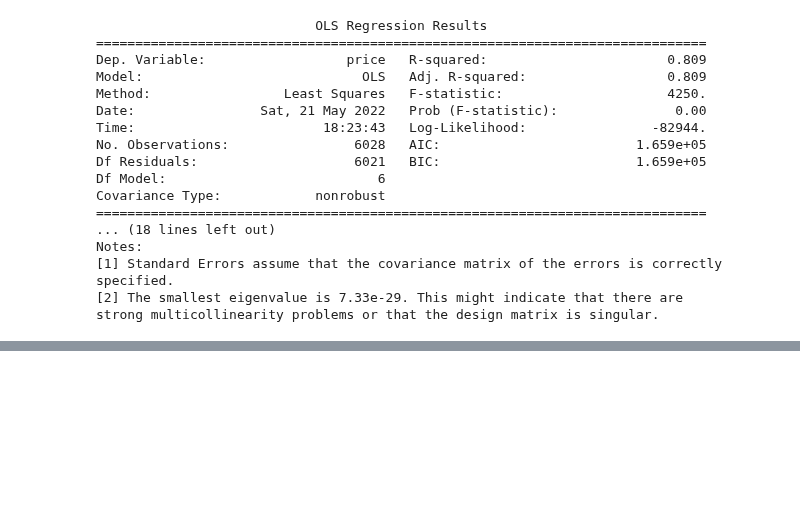
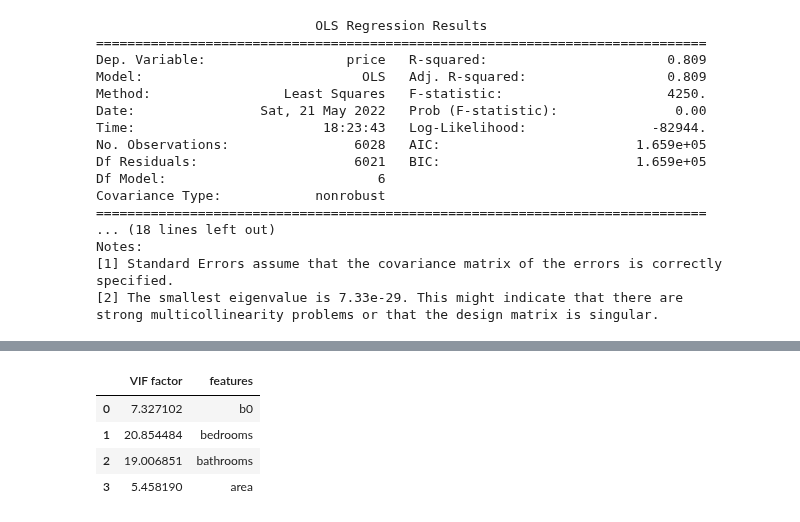
Before and after one commit to vpontello/DataScience_Nanodegree, a Jupyter notebook: 00_Extracurricular/02_Practical_Statistics/practical_statistics.ipynb, the cells around one changed output, grey strips where cells are left out. Saved outputs shown, nothing was run; the diff lists cells and outputs as text; code cells hidden in the pictures; blank space fills up the shorter version.

```diff
--- a/00_Extracurricular/02_Practical_Statistics/practical_statistics.ipynb
+++ b/00_Extracurricular/02_Practical_Statistics/practical_statistics.ipynb
@@ -2685,0 +2773,5 @@ strong multicollinearity problems or that the design matrix is singular.
+# %%
+df['b0'] = 1
+lin_model = sm.OLS(df['price'], df[['b0','bedrooms', 'bathrooms', 'area']])
+results = lin_model.fit()
+print(results.summary())
@@ -2685,0 +2800,15 @@ strong multicollinearity problems or that the design matrix is singular.
+# %%
+vif_cols = ['b0','bedrooms', 'bathrooms', 'area']
+X = np.array(df[vif_cols])
+
+vif = pd.DataFrame()
+vif['VIF factor'] = [variance_inflation_factor(X, i) for i in range(X.shape[1])]
+vif["features"] = vif_cols
+
+vif
+# %% [output]
+|  | VIF factor | features |
+| 0 | 7.327102 | b0 |
+| 1 | 20.854484 | bedrooms |
+| 2 | 19.006851 | bathrooms |
+| 3 | 5.458190 | area |
```
Also changed, not shown: parts of 10 cells of this notebook, 1 other file.
